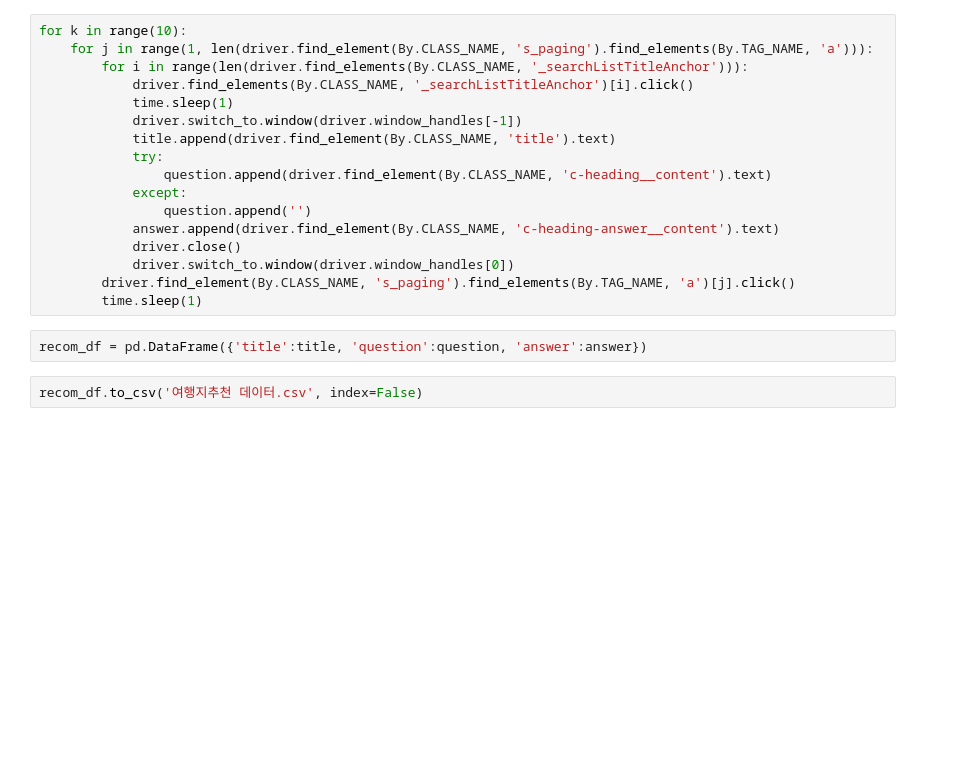
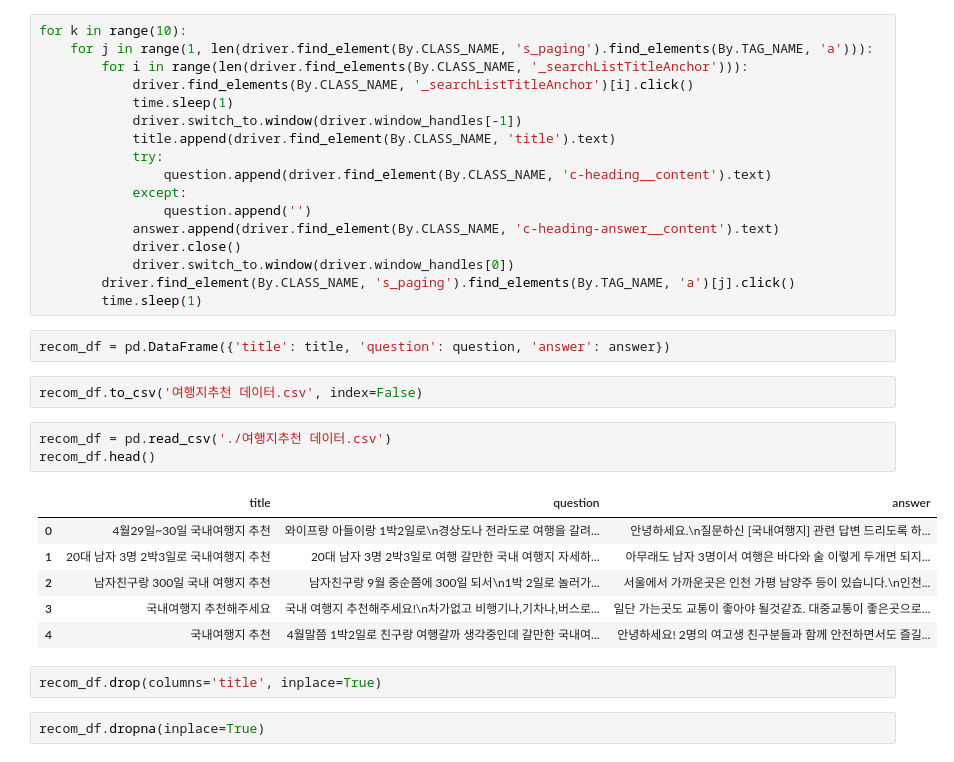
Before and after one commit to songsurin/text_analysis, a Jupyter notebook: 전처리코드/Data_To_Csv.ipynb, the cells around one changed output. Cells and saved outputs as stored; diff of their text form; blank space fills up the shorter version.

Commit message:
여행지추천 데이터 전처리 코드 추가

```diff
--- a/전처리코드/Data_To_Csv.ipynb
+++ b/전처리코드/Data_To_Csv.ipynb
@@ -314,6 +311,20 @@ for k in range(10):
         driver.find_element(By.CLASS_NAME, 's_paging').find_elements(By.TAG_NAME, 'a')[j].click()
         time.sleep(1)
 # %%
-recom_df = pd.DataFrame({'title':title, 'question':question, 'answer':answer})
+recom_df = pd.DataFrame({'title': title, 'question': question, 'answer': answer})
 # %%
 recom_df.to_csv('여행지추천 데이터.csv', index=False)
+# %%
+recom_df = pd.read_csv('./여행지추천 데이터.csv')
+recom_df.head()
+# %% [output]
+|  | title | question | answer |
+| 0 | 4월29일~30일 국내여행지 추천 | 와이프랑 아들이랑 1박2일로\n경상도나 전라도로 여행을 갈려... | 안녕하세요.\n질문하신 [국내여행지] 관련 답변 드리도록 하... |
+| 1 | 20대 남자 3명 2박3일로 국내여행지 추천 | 20대 남자 3명 2박3일로 여행 갈만한 국내 여행지 자세하... | 아무래도 남자 3명이서 여행은 바다와 술 이렇게 두개면 되지... |
+| 2 | 남자친구랑 300일 국내 여행지 추천 | 남자친구랑 9월 중순쯤에 300일 되서\n1박 2일로 놀러가... | 서울에서 가까운곳은 인천 가평 남양주 등이 있습니다.\n인천... |
+| 3 | 국내여행지 추천해주세요 | 국내 여행지 추천해주세요!\n차가없고 비행기나,기차나,버스로... | 일단 가는곳도 교통이 좋아야 될것같죠. 대중교통이 좋은곳으로... |
+| 4 | 국내여행지 추천 | 4월말쯤 1박2일로 친구랑 여행갈까 생각중인데 갈만한 국내여... | 안녕하세요! 2명의 여고생 친구분들과 함께 안전하면서도 즐길... |
+# %%
+recom_df.drop(columns='title', inplace=True)
+# %%
+recom_df.dropna(inplace=True)
```
Also changed, not shown: parts of 8 cells of this notebook.
